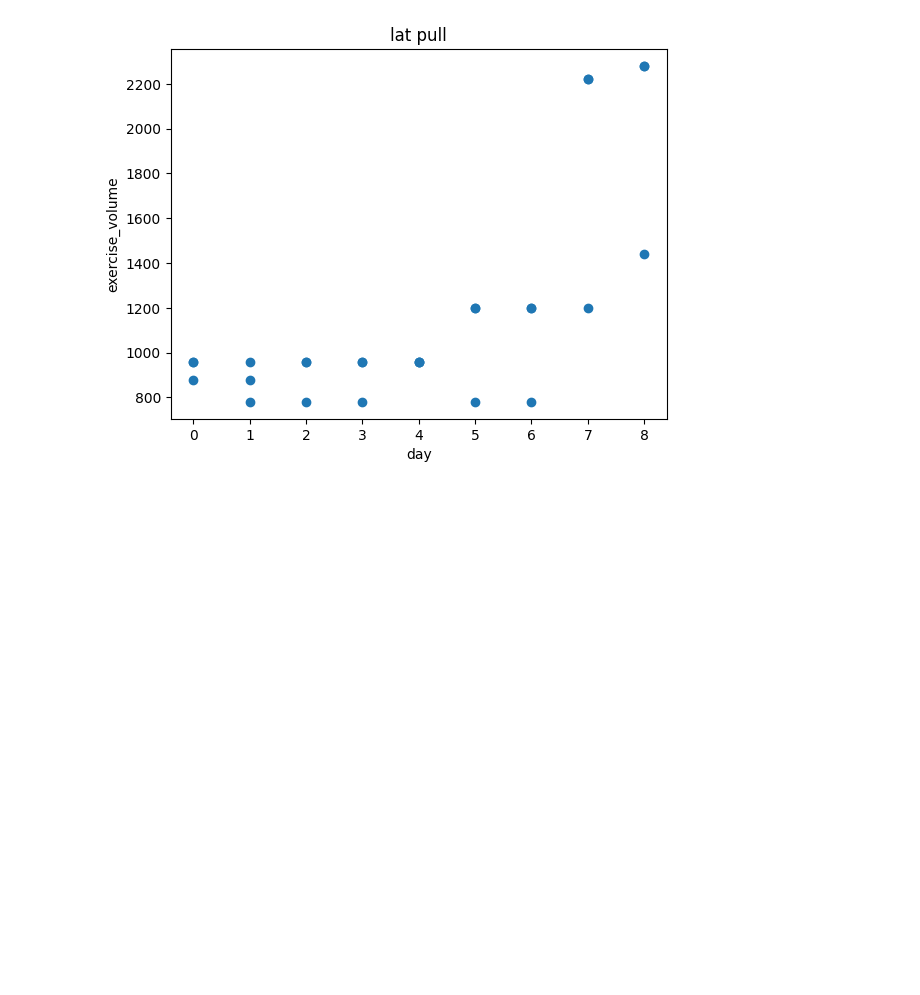
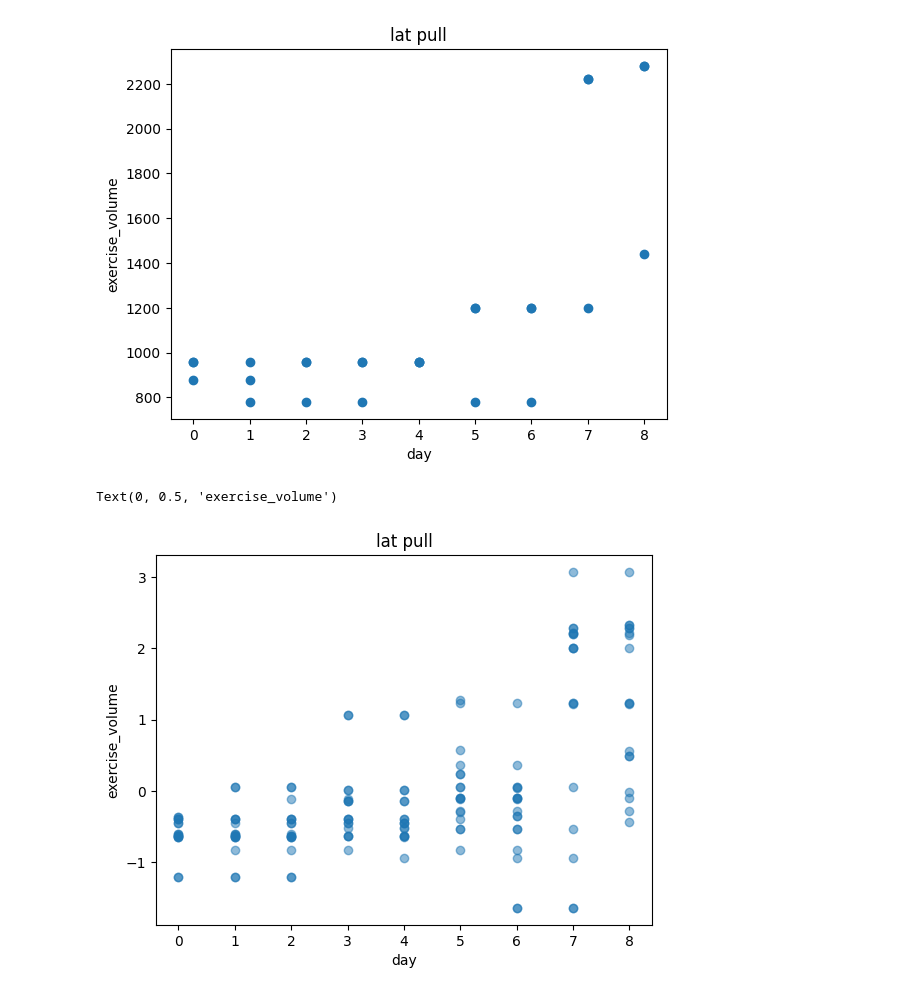
Before and after one commit to XanderGardner/exercise_analysis, a Jupyter notebook: analysis.ipynb, the cells around one changed output. Drawn from its saved outputs; the diff is of its cells as text; code cells hidden in the pictures; blank space fills up the shorter version.

Commit message:
added zscored functions for cycle

```diff
--- a/analysis.ipynb
+++ b/analysis.ipynb
@@ -27,3 +27,13 @@ plt.ylabel("exercise_volume")
 # %% [output]
 Text(0, 0.5, 'exercise_volume')
 [figure]
+# %%
+a = cycle1.get_zscore_set_volumes()
+
+plt.scatter(*a, alpha=0.5)
+plt.title(exercise_names[0])
+plt.xlabel("day")
+plt.ylabel("exercise_volume")
+# %% [output]
+Text(0, 0.5, 'exercise_volume')
+[figure, added]
```
Also changed, not shown: parts of 1 cell of this notebook, 1 other file.
